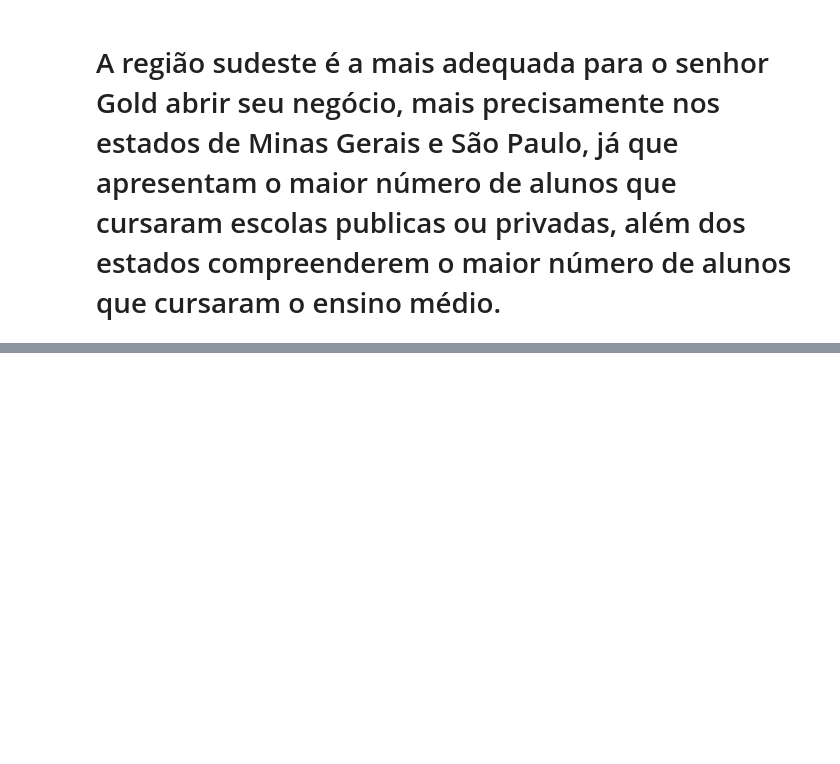
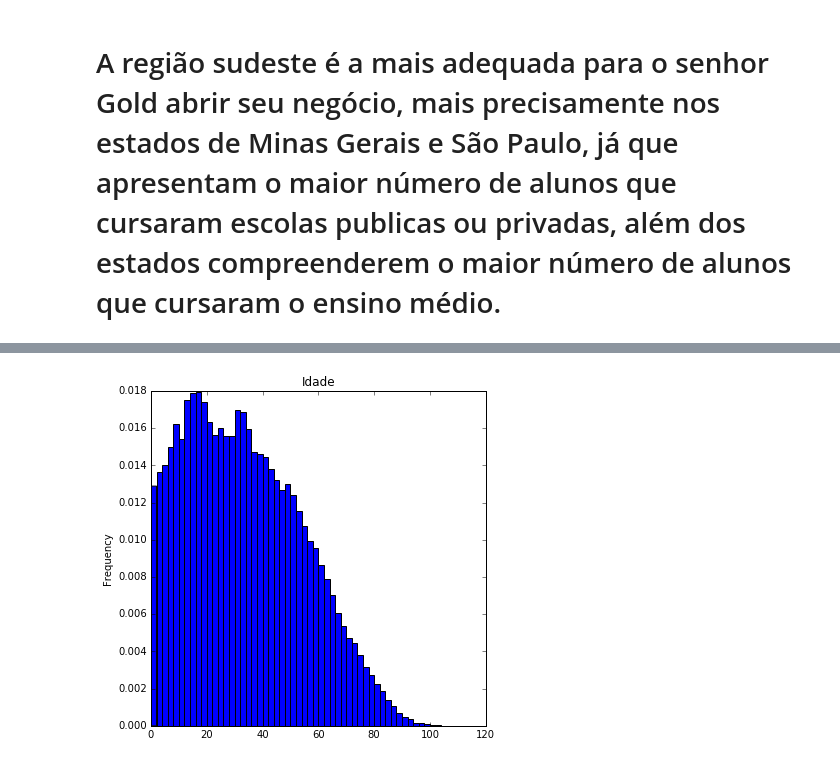
Before and after one commit to pedrodelapena/CD, a Jupyter notebook: aula2/O problema de Sr Gold.ipynb, the cells around one changed output, grey strips where cells are left out. Drawn from its saved outputs; the diff is of its cells as text; code cells hidden in the pictures; blank space fills up the shorter version.

```diff
--- a/aula2/O problema de Sr Gold.ipynb
+++ b/aula2/O problema de Sr Gold.ipynb
@@ -411,0 +481,15 @@ Final
+# %%
+NF = (n/100)**(1/2)
+NF = round(NF,0)
+Min = dados.V8005.min()
+Max = 120
+
+Step8005 = (Max-Min)/NF
+
+A8005 = dados.V8005.value_counts()
+
+faixa8005 = np.arange(Min, Max, Step8005)
+# %%
+plot = dados.V8005.plot.hist(bins=faixa8005, title='Idade', figsize=(6,6), normed = 1)
+# %% [output]
+[figure, added]
```
Also changed, not shown: parts of 10 cells of this notebook.
